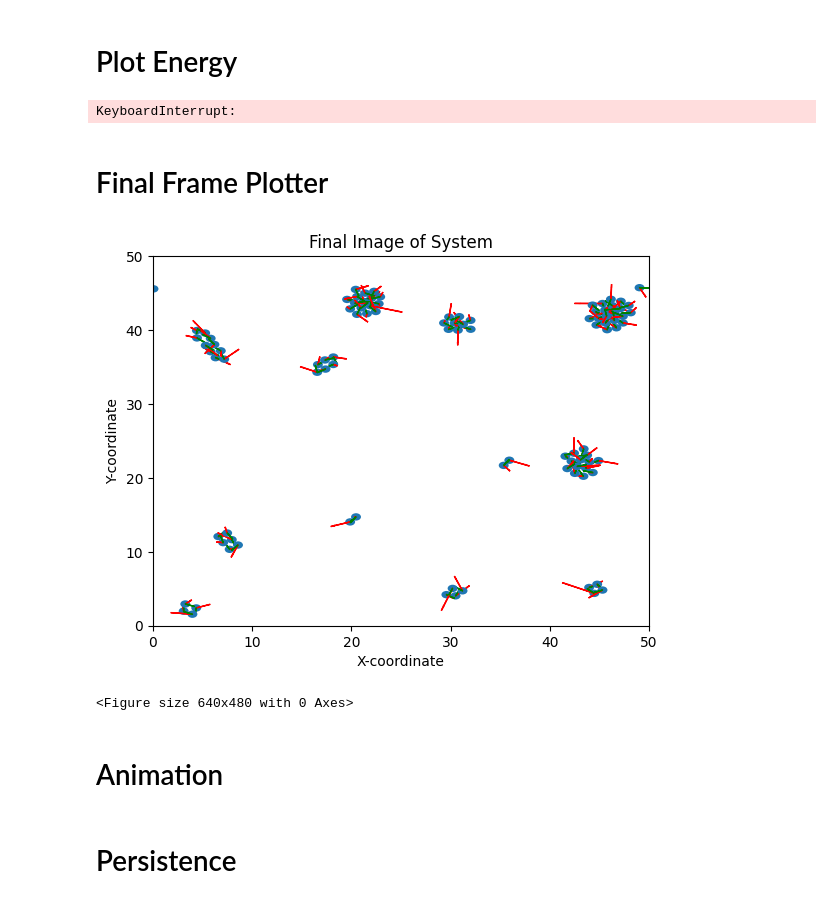
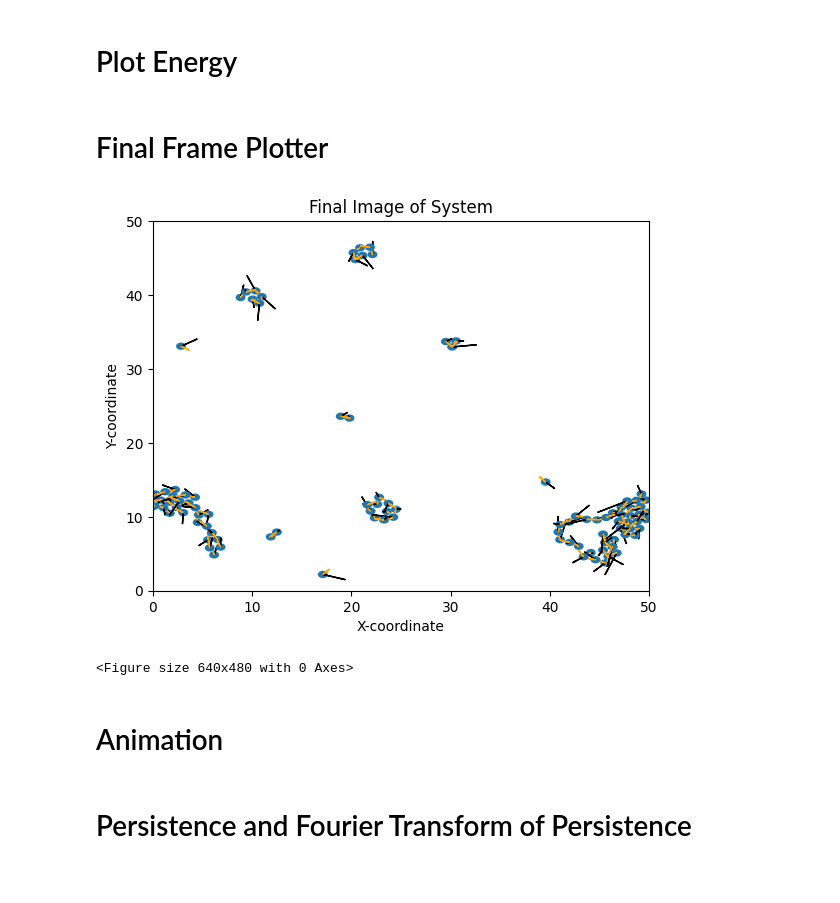
Before and after one commit to hawexrutile/Fluid-Simulations, a Jupyter notebook: Animation.ipynb, the cells around one changed output. Drawn from its saved outputs; the diff is of its cells as text; code cells hidden in the pictures.

```diff
--- a/Animation.ipynb
+++ b/Animation.ipynb
@@ -65,7 +65,7 @@ M6.cpp
 # Load Data
 # %%
 # Load the JSON file
-with open('JSON/P6-V4.44-Energy.json', 'r') as file:
+with open('particle_positions.json', 'r') as file:
     data = json.load(file)
 
 # Convert the data to a NumPy array
@@ -125,42 +125,40 @@ while True:
             os.system(f"start {os.getcwd()}/tempi.html")
         f+=1
         sleep(10) #change to increase delay
-# %% [output]
-KeyboardInterrupt:
 # %% [markdown]
 # Final Frame Plotter
 # %%
 def FinalSysImagePlotter():
     # Create a figure and axis for the Plot
     fig, ax = plt.subplots()
     ax.set_xlim(0, box_size)
     ax.set_ylim(0, box_size)
 
     for x, y ,vx ,vy , phi, PE in particle_positions[-1]:
         circle = plt.Circle((x, y), radius=r, linewidth=0)
         ax.add_patch(circle)
 
     # Add an arrow to represent the direction of movement
-        arrow = plt.Arrow(x, y, vx, vy, width=0.1, color='red')
+        arrow = plt.Arrow(x, y, vx, vy, width=0.1, color='black')
         ax.add_patch(arrow)
 
-    # Add an arrow to represent the direction of movement
-        arrow = plt.Arrow(x, y, np.cos(phi), np.sin(phi), width=0.1, color='green')
+    # Add an arrow to represent the vision direction
+        arrow = plt.Arrow(x, y, np.cos(phi), np.sin(phi), width=0.1, color='orange')
         ax.add_patch(arrow)
 
     # Set axis labels and title
     plt.xlabel('X-coordinate')
     plt.ylabel('Y-coordinate')
     plt.title('Final Image of System')
 
     # Show the plot
     plt.show()
     plt.savefig("FinalFrame.png")
 
 #Plots the final system image
 FinalSysImagePlotter()
 # %% [output]
-[figure, old version]
+[figure, new version]
 <Figure size 640x480 with 0 Axes>
 # %% [markdown]
 # Animation
@@ -194,5 +192,5 @@ animation = FuncAnimation(fig, update, frames=len(particle_positions), interval=
 # animation.save('particle_animation.gif', writer='pillow')  # For GIF
 # Save the animation as a video
 animation.save('particle_animation.mp4', writer='ffmpeg')  # For MP4
-# %% [markdown]
-# Persistence
+# %% [markdown]
+# Persistence and Fourier Transform of Persistence
```
Also changed, not shown: parts of 7 cells of this notebook, 17 other files.
